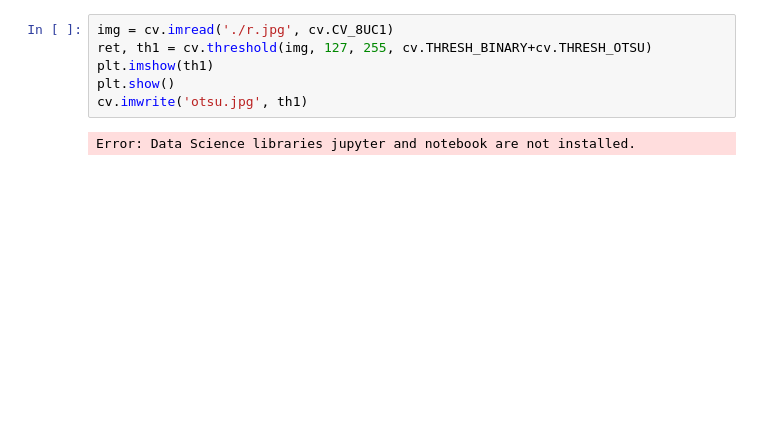
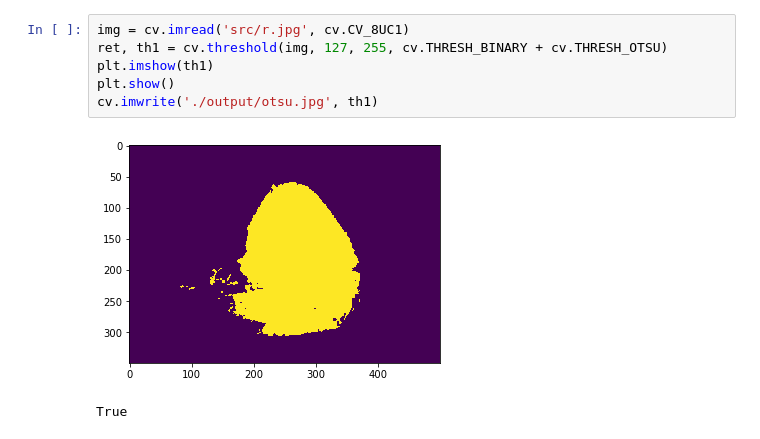
Before and after one commit to tibitTW/collage-senior-project, a Jupyter notebook: CV/20200207.ipynb, the cells around one changed output. Saved outputs shown, nothing was run; the diff lists cells and outputs as text; blank space fills up the shorter version.

```diff
--- a/CV/20200207.ipynb
+++ b/CV/20200207.ipynb
@@ -36,9 +38,10 @@ Error: Data Science libraries jupyter and notebook are not installed.
 # %%
-img = cv.imread('./r.jpg', cv.CV_8UC1)
-ret, th1 = cv.threshold(img, 127, 255, cv.THRESH_BINARY+cv.THRESH_OTSU)
+img = cv.imread('src/r.jpg', cv.CV_8UC1)
+ret, th1 = cv.threshold(img, 127, 255, cv.THRESH_BINARY + cv.THRESH_OTSU)
 plt.imshow(th1)
 plt.show()
-cv.imwrite('otsu.jpg', th1)
+cv.imwrite('./output/otsu.jpg', th1)
 # %% [output]
+[figure, added]
-Error: Data Science libraries jupyter and notebook are not installed.
+True
 # %%
```
Also changed, not shown: parts of 11 cells of this notebook, 7 other files.
